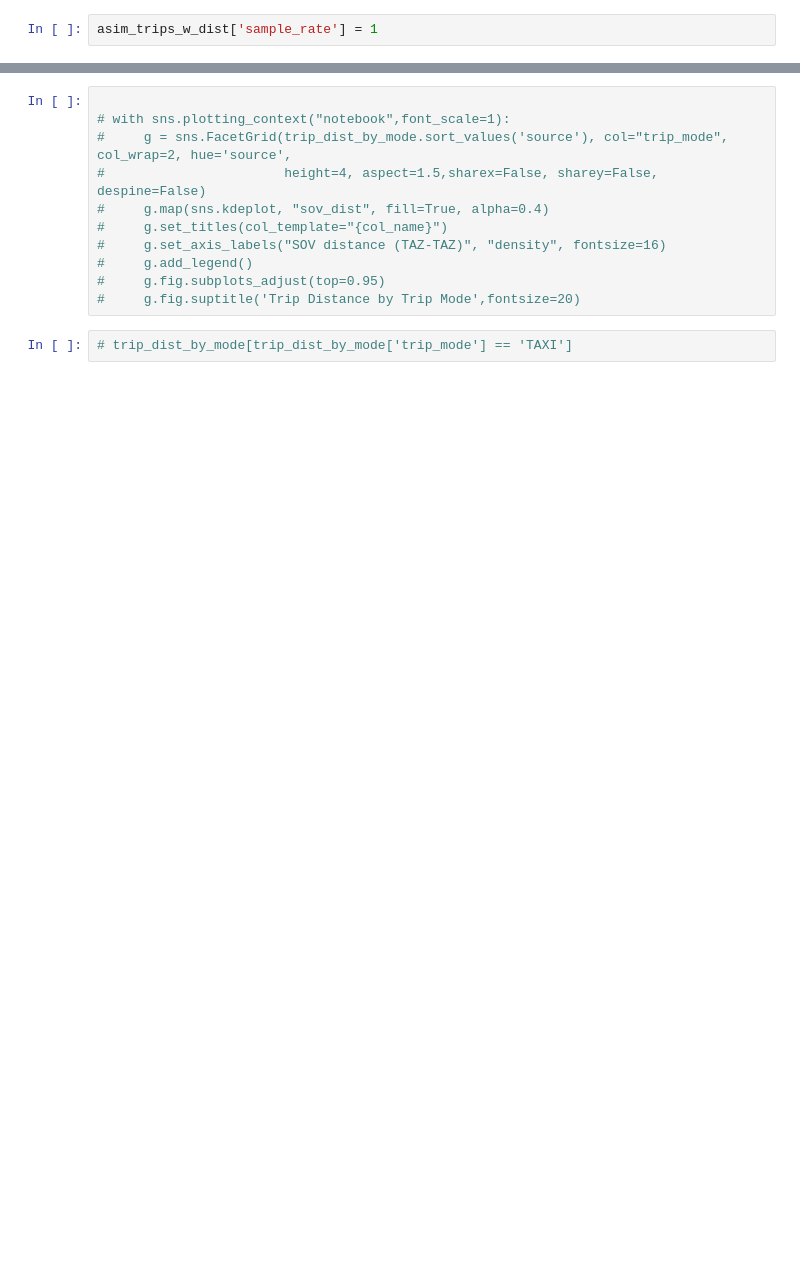
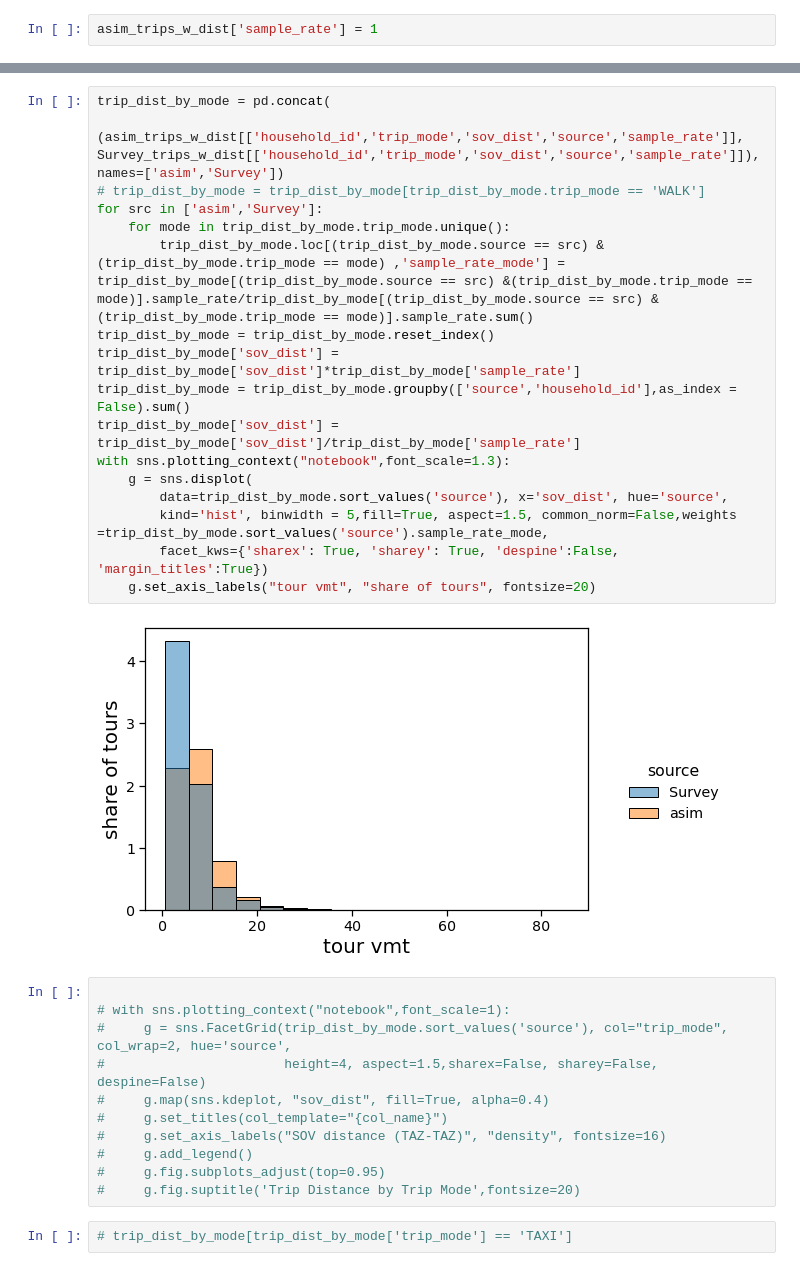
Before and after one commit to SANDAG/ABM, a Jupyter notebook: src/asim_cross_border/notebooks/cross_border_summary_calibrate.ipynb, the cells around one changed output, grey strips where cells are left out. Drawn from its saved outputs; the diff is of its cells as text; blank space fills up the shorter version.

```diff
--- a/src/asim_cross_border/notebooks/cross_border_summary_calibrate.ipynb
+++ b/src/asim_cross_border/notebooks/cross_border_summary_calibrate.ipynb
@@ -1244,3 +1257,22 @@ with sns.plotting_context("notebook",font_scale=1.3):
+# %%
+trip_dist_by_mode = pd.concat(
+    (asim_trips_w_dist[['household_id','trip_mode','sov_dist','source','sample_rate']], Survey_trips_w_dist[['household_id','trip_mode','sov_dist','source','sample_rate']]), names=['asim','Survey'])
+# trip_dist_by_mode = trip_dist_by_mode[trip_dist_by_mode.trip_mode == 'WALK']
+for src in ['asim','Survey']:
+    for mode in trip_dist_by_mode.trip_mode.unique():
+        trip_dist_by_mode.loc[(trip_dist_by_mode.source == src) &(trip_dist_by_mode.trip_mode == mode) ,'sample_rate_mode'] = trip_dist_by_mode[(trip_dist_by_mode.source == src) &(trip_dist_by_mode.trip_mode == mode)].sample_rate/trip_dist_by_mode[(trip_dist_by_mode.source == src) &(trip_dist_by_mode.trip_mode == mode)].sample_rate.sum()
+trip_dist_by_mode = trip_dist_by_mode.reset_index()
+trip_dist_by_mode['sov_dist'] = trip_dist_by_mode['sov_dist']*trip_dist_by_mode['sample_rate']
+trip_dist_by_mode = trip_dist_by_mode.groupby(['source','household_id'],as_index = False).sum()
+trip_dist_by_mode['sov_dist'] = trip_dist_by_mode['sov_dist']/trip_dist_by_mode['sample_rate']
+with sns.plotting_context("notebook",font_scale=1.3):
+    g = sns.displot(
+        data=trip_dist_by_mode.sort_values('source'), x='sov_dist', hue='source',
+        kind='hist', binwidth = 5,fill=True, aspect=1.5, common_norm=False,weights =trip_dist_by_mode.sort_values('source').sample_rate_mode,
+        facet_kws={'sharex': True, 'sharey': True, 'despine':False, 'margin_titles':True})
+    g.set_axis_labels("tour vmt", "share of tours", fontsize=20)
+# %% [output]
+[figure, added]
 # %%
 
 # with sns.plotting_context("notebook",font_scale=1):
```
Also changed, not shown: parts of 19 cells of this notebook.
